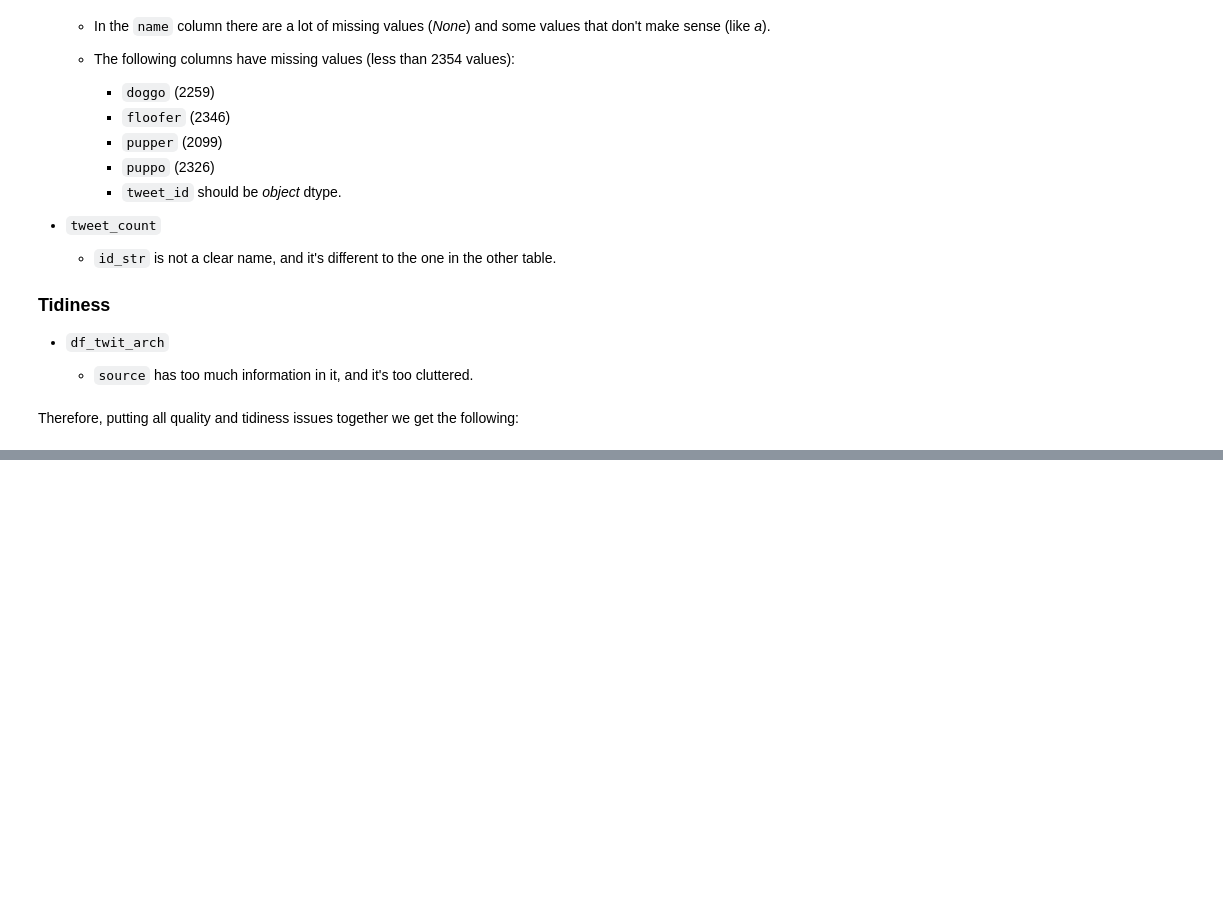
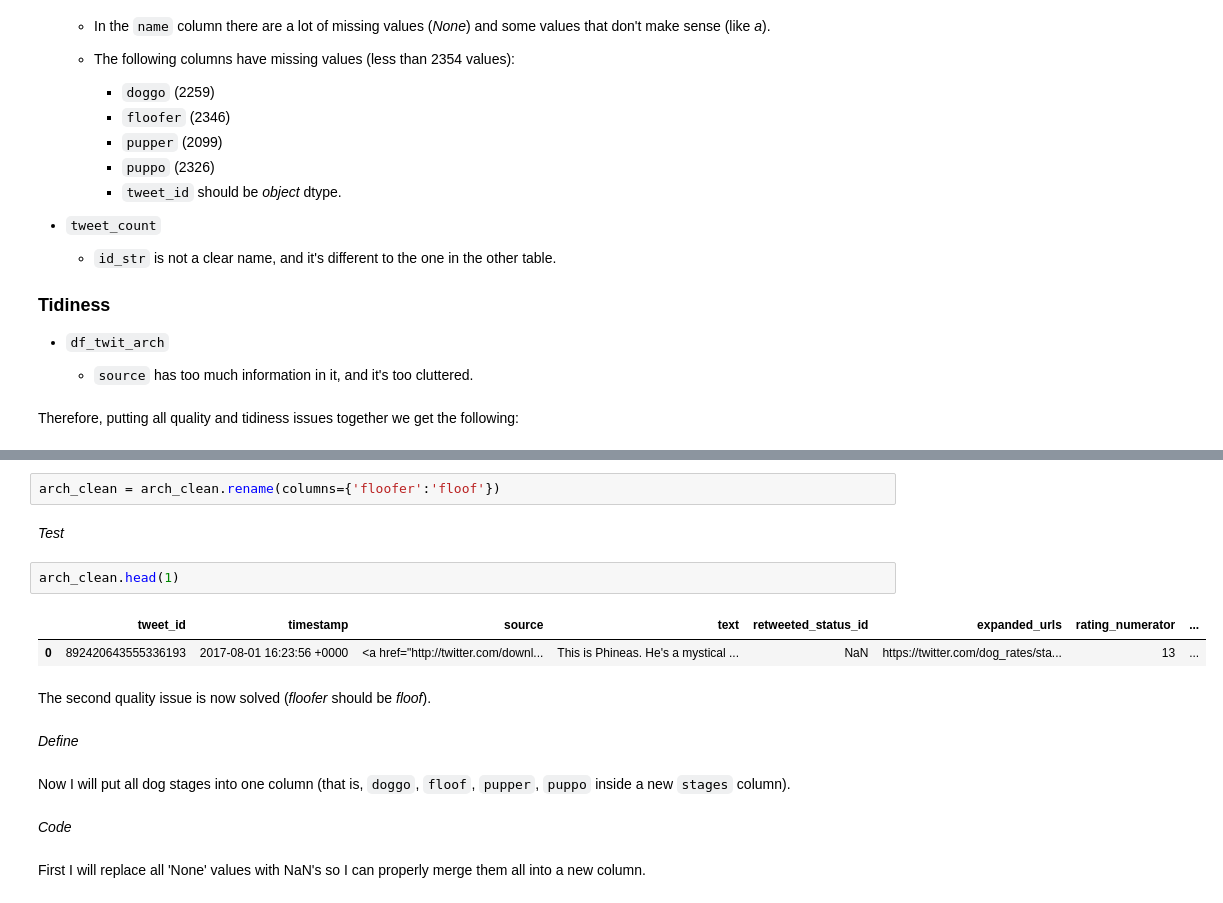
Before and after one commit to AldanaBRZ/Wrangle-and-analyze-data, a Jupyter notebook: wrangle-act.ipynb, the cells around one changed output, grey strips where cells are left out. Saved outputs shown, nothing was run; the diff lists cells and outputs as text; blank space fills up the shorter version.

```diff
--- a/wrangle-act.ipynb
+++ b/wrangle-act.ipynb
@@ -424,0 +490,19 @@ Therefore, putting all quality and tidiness issues together we get the following
+# %%
+arch_clean = arch_clean.rename(columns={'floofer':'floof'})
+# %% [markdown]
+*Test*
+# %%
+arch_clean.head(1)
+# %% [output]
+|  | tweet_id | timestamp | source | text | retweeted_status_id | expanded_urls | rating_numerator | ... |
+| 0 | 892420643555336193 | 2017-08-01 16:23:56 +0000 | <a href="http://twitter.com/downl... | This is Phineas. He's a mystical ... | NaN | https://twitter.com/dog_rates/sta... | 13 | ... |
+# %% [markdown]
+The second quality issue is now solved (*floofer* should be *floof*).
+# %% [markdown]
+*Define*
+# %% [markdown]
+Now I will put all dog stages into one column (that is, `doggo`, `floof`, `pupper`, `puppo` inside a new `stages` column).
+# %% [markdown]
+*Code*
+# %% [markdown]
+First I will replace all 'None' values with NaN's so I can properly merge them all into a new column.
```
Also changed, not shown: parts of 50 cells of this notebook.
